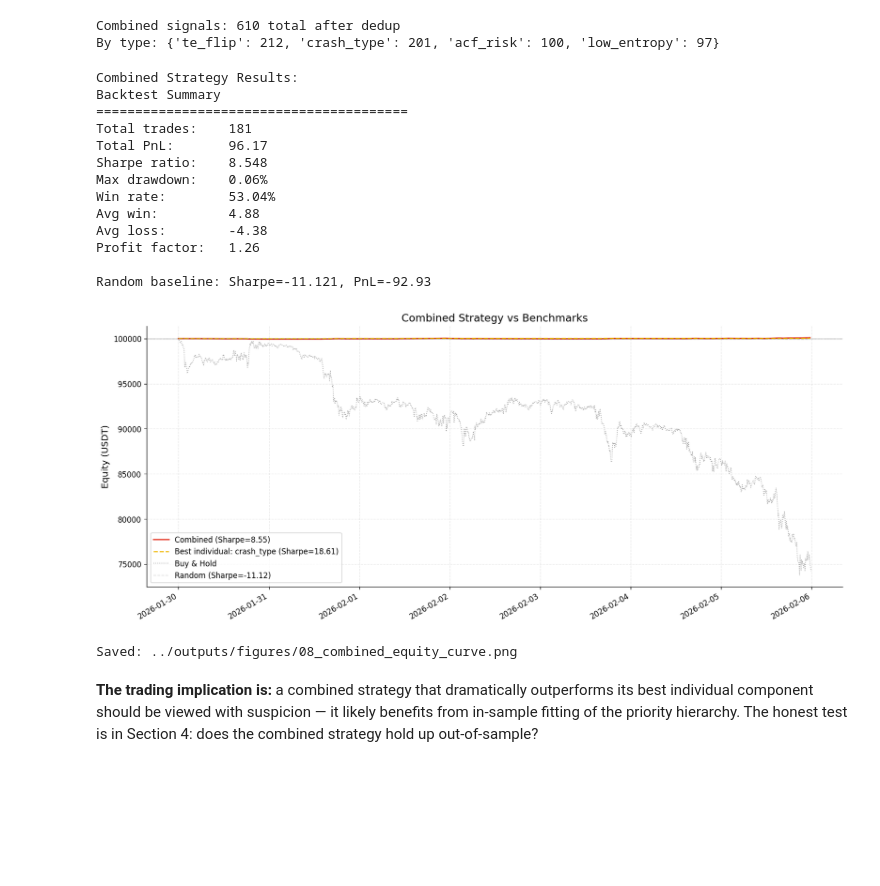
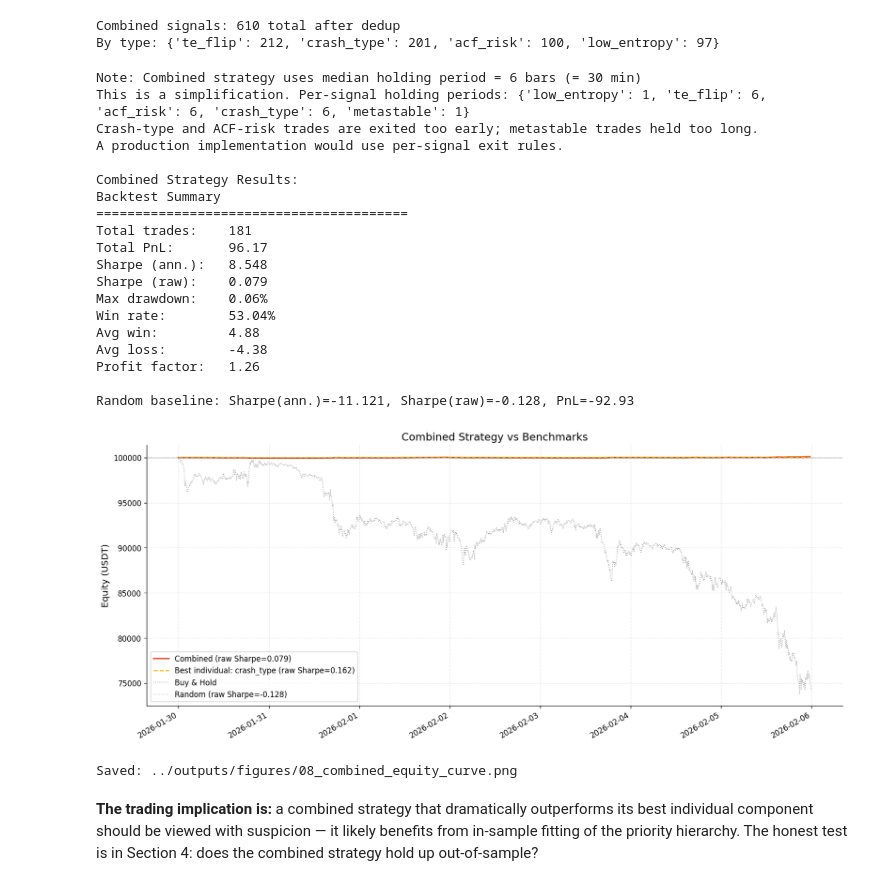
Before and after one commit to Wadoudo02/crypto-venue-entropy, a Jupyter notebook: notebooks/08_signal_backtesting.ipynb, the cells around one changed output. Cells and saved outputs as stored; diff of their text form; code cells hidden in the pictures; blank space fills up the shorter version.

```diff
--- a/notebooks/08_signal_backtesting.ipynb
+++ b/notebooks/08_signal_backtesting.ipynb
@@ -467,13 +495,13 @@ if len(individual_results) == 1:
     axes = [axes]
 
 for ax, (name, result) in zip(axes, individual_results.items()):
-    # Signal equity curve
-    result.equity_curve.plot(ax=ax, label=f"{name} (Sharpe={result.sharpe_ratio:.2f})",
+    # Signal equity curve (label with raw Sharpe)
+    result.equity_curve.plot(ax=ax, label=f"{name} (raw Sharpe={result.raw_sharpe_ratio:.3f})",
                             color=VENUE_COLOURS.get("binance", "#F0B90B"), linewidth=1.5)
     # Baseline
     if name in baseline_results:
         baseline_results[name].equity_curve.plot(
-            ax=ax, label=f"Random baseline (Sharpe={baseline_results[name].sharpe_ratio:.2f})",
+            ax=ax, label=f"Random baseline (raw Sharpe={baseline_results[name].raw_sharpe_ratio:.3f})",
             color="gray", linewidth=1, linestyle="--", alpha=0.7
         )
 
@@ -500,20 +528,30 @@ for name in SIGNAL_NAMES:
             "Signal": name,
             "Trades": r.num_trades,
             "Win Rate": f"{r.win_rate:.1%}",
-            "Sharpe": f"{r.sharpe_ratio:.3f}",
+            "Sharpe (ann.)": f"{r.sharpe_ratio:.3f}",
+            "Sharpe (raw)": f"{r.raw_sharpe_ratio:.3f}",
             "Max DD": f"{r.max_drawdown:.2%}",
             "Profit Factor": f"{r.profit_factor:.2f}",
             "Total PnL": f"{r.total_pnl:,.0f}",
-            "Baseline Sharpe": f"{bl.sharpe_ratio:.3f}" if bl else "N/A",
+            "Baseline Sharpe (raw)": f"{bl.raw_sharpe_ratio:.3f}" if bl else "N/A",
+            "Beats Random (p<0.05)": str(beats_random_flags.get(name, "N/A")),
         })
     else:
         summary_rows.append({"Signal": name, "Trades": 0, "Win Rate": "N/A",
-                             "Sharpe": "N/A", "Max DD": "N/A", "Profit Factor": "N/A",
-                             "Total PnL": "N/A", "Baseline Sharpe": "N/A"})
+                             "Sharpe (ann.)": "N/A", "Sharpe (raw)": "N/A",
+                             "Max DD": "N/A", "Profit Factor": "N/A",
+                             "Total PnL": "N/A", "Baseline Sharpe (raw)": "N/A",
+                             "Beats Random (p<0.05)": "N/A"})
 
 summary_df = pd.DataFrame(summary_rows)
 print("\nIndividual Signal Performance (In-Sample)")
-print("=" * 80)
+print("=" * 100)
 print(summary_df.to_string(index=False))
+
+# Report missing signals
+missing = [n for n in SIGNAL_NAMES if n not in individual_results]
+if missing:
+    print(f"\nSignals with 0 trades (excluded from backtest): {missing}")
+    print("These signals did not fire during the in-sample period with current thresholds.")
 # %% [output]
 Individual Signal Performance (In-Sample)
@@ -571,6 +641,11 @@ By type: {'te_flip': 212, 'crash_type': 201, 'acf_risk': 100, 'low_entropy': 97}
 # %%
 # Run combined backtest with median holding period
 median_hp = int(np.median(list(HOLDING_PERIODS.values())))
+
+print(f"Note: Combined strategy uses median holding period = {median_hp} bars (= {median_hp * 5} min)")
+print(f"This is a simplification. Per-signal holding periods: {HOLDING_PERIODS}")
+print(f"Crash-type and ACF-risk trades are exited too early; metastable trades held too long.")
+print(f"A production implementation would use per-signal exit rules.\n")
 
 bt_combined = SignalBacktester(
     prices=feat_is["prices_5m"],
@@ -593,62 +668,68 @@ bl_combined = random_baseline(
     position_size_frac=POSITION_SIZE_FRAC,
     initial_equity=INITIAL_EQUITY,
 )
-print(f"\nRandom baseline: Sharpe={bl_combined.sharpe_ratio:.3f}, PnL={bl_combined.total_pnl:,.2f}")
+print(f"\nRandom baseline: Sharpe(ann.)={bl_combined.sharpe_ratio:.3f}, Sharpe(raw)={bl_combined.raw_sharpe_ratio:.3f}, PnL={bl_combined.total_pnl:,.2f}")
 # %% [output]
+Note: Combined strategy uses median holding period = 6 bars (= 30 min)
+This is a simplification. Per-signal holding periods: {'low_entropy': 1, 'te_flip': 6, 'acf_risk': 6, 'crash_type': 6, 'metastable': 1}
+Crash-type and ACF-risk trades are exited too early; metastable trades held too long.
+A production implementation would use per-signal exit rules.
+
 Combined Strategy Results:
 Backtest Summary
 ========================================
 Total trades:    181
 Total PnL:       96.17
-Sharpe ratio:    8.548
+Sharpe (ann.):   8.548
+Sharpe (raw):    0.079
 Max drawdown:    0.06%
 Win rate:        53.04%
 Avg win:         4.88
 Avg loss:        -4.38
 Profit factor:   1.26
 
-Random baseline: Sharpe=-11.121, PnL=-92.93
+Random baseline: Sharpe(ann.)=-11.121, Sharpe(raw)=-0.128, PnL=-92.93
 # %%
 # --- Plot combined vs best individual vs buy-and-hold ---
 fig, ax = plt.subplots(figsize=(14, 6))
 
 # Combined
 result_combined.equity_curve.plot(
-    ax=ax, label=f"Combined (Sharpe={result_combined.sharpe_ratio:.2f})",
+    ax=ax, label=f"Combined (raw Sharpe={result_combined.raw_sharpe_ratio:.3f})",
     color="#e74c3c", linewidth=2
 )
 
-# Best individual
+# Best individual (by raw Sharpe)
 if individual_results:
-    best_name = max(individual_results, key=lambda k: individual_results[k].sharpe_ratio)
+    best_name = max(individual_results, key=lambda k: individual_results[k].raw_sharpe_ratio)
     best_r = individual_results[best_name]
     best_r.equity_curve.plot(
-        ax=ax, label=f"Best individual: {best_name} (Sharpe={best_r.sharpe_ratio:.2f})",
+        ax=ax, label=f"Best individual: {best_name} (raw Sharpe={best_r.raw_sharpe_ratio:.3f})",
         color=VENUE_COLOURS.get("binance", "#F0B90B"), linewidth=1.5, linestyle="--"
     )
 
 # Buy-and-hold
 bah = INITIAL_EQUITY * (feat_is["prices_5m"] / feat_is["prices_5m"].iloc[0])
 bah.plot(ax=ax, label="Buy & Hold", color="gray", linewidth=1, linestyle=":", alpha=0.7)
 
 # Random baseline
 bl_combined.equity_curve.plot(
-    ax=ax, label=f"Random (Sharpe={bl_combined.sharpe_ratio:.2f})",
+    ax=ax, label=f"Random (raw Sharpe={bl_combined.raw_sharpe_ratio:.3f})",
     color="silver", linewidth=1, linestyle="--", alpha=0.5
 )
 
 ax.axhline(INITIAL_EQUITY, color="black", linewidth=0.5, linestyle=":")
 ax.set_title("Combined Strategy vs Benchmarks", fontsize=14)
 ax.set_ylabel("Equity (USDT)")
 ax.set_xlabel("")
 ax.legend(loc="best", fontsize=10)
 
 plt.tight_layout()
 plt.savefig(FIGURES_DIR / "08_combined_equity_curve.png", dpi=150, bbox_inches="tight")
 plt.show()
 print(f"Saved: {FIGURES_DIR / '08_combined_equity_curve.png'}")
 # %% [output]
-[figure, old version]
+[figure, new version]
 Saved: ../outputs/figures/08_combined_equity_curve.png
 # %% [markdown]
 **The trading implication is:** a combined strategy that dramatically outperforms its best individual component should be viewed with suspicion — it likely benefits from in-sample fitting of the priority hierarchy. The honest test is in Section 4: does the combined strategy hold up out-of-sample?
```
Also changed, not shown: parts of 15 cells of this notebook, 6 other files.
